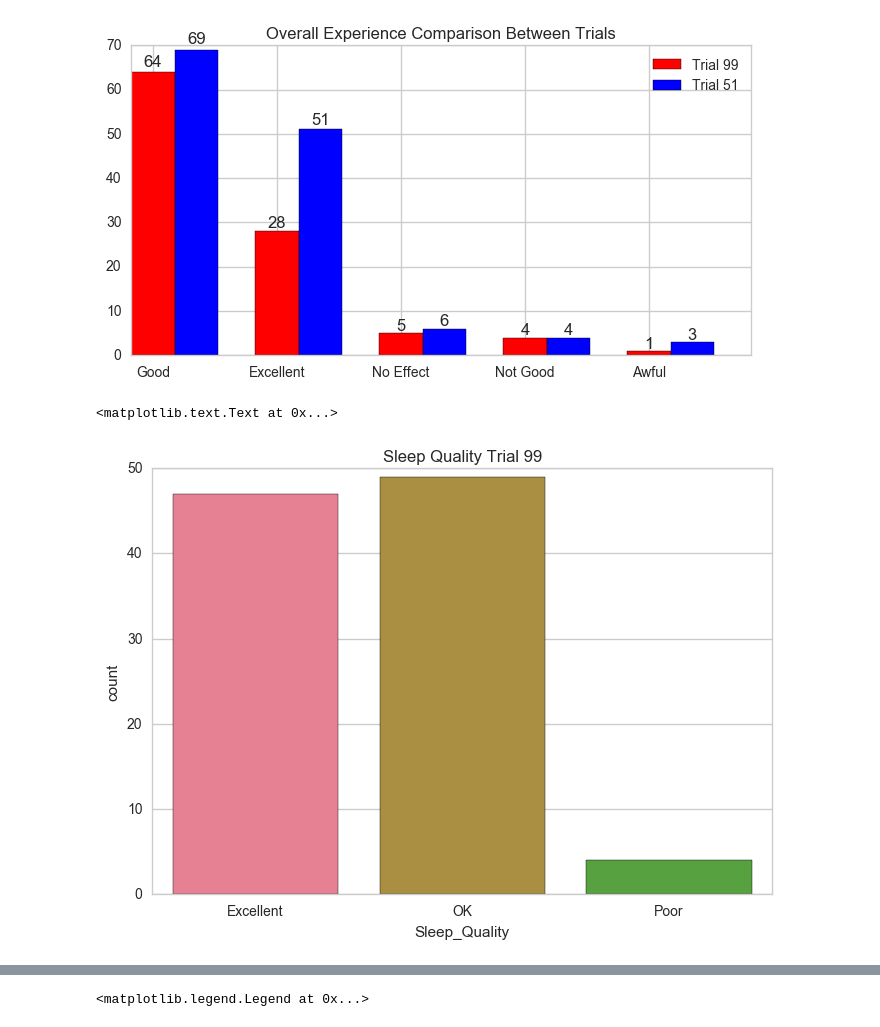
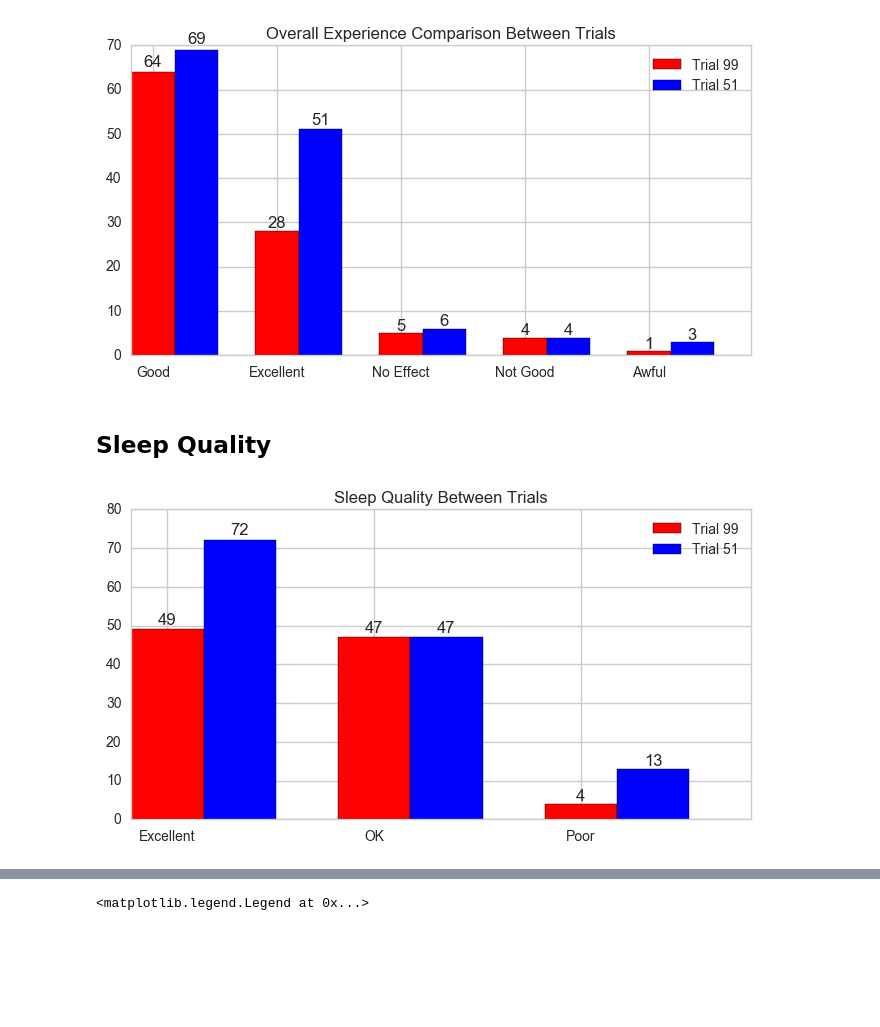
Before and after one commit to s-leung/NootropicProject, a Jupyter notebook: EDA.ipynb, the cells around one changed output, grey strips where cells are left out. Saved outputs shown, nothing was run; the diff lists cells and outputs as text; code cells hidden in the pictures; blank space fills up the shorter version.

```diff
--- a/EDA.ipynb
+++ b/EDA.ipynb
@@ -12,7 +12,7 @@ sns.set_style('whitegrid')
 sns.set_palette('husl')
 # %%
 df_99 = pd.read_csv('Trial_99_Cleaned' )
-df_051 = pd.read_csv('Trial_051_Cleaned')
+df_51 = pd.read_csv('Trial_051_Cleaned')
 # %%
 len(df_99.Last_Name.unique()) #40 unique users
 # %% [output]
@@ -264,13 +264,38 @@ rating = {'Excellent': 'High',
 overall_exp_rank = {'Excellent': 5, 'Good':4, 'No effect': 3, 'Not good':2, 'Awful':1}
 df_99['Overall_Exp_Rating'] = df_99['Overall_Experience'].map(rating)
 # %%
-df_051['Overall_Exp_Rating'] = df_051['Overall_Experience'].map(rating)
+df_51['Overall_Exp_Rating'] = df_51['Overall_Experience'].map(rating)
+# %% [markdown]
+## Sleep Quality
 # %%
 x_order1 = ['Excellent', 'OK', 'Poor']
 x_order2 = ['Improved', 'No effect', 'Less good']
-# %%
-sns.countplot(x="Sleep_Quality",  data=df_99, order= x_order1)
-plt.title('Sleep Quality Trial 99')
-# %% [output]
-<matplotlib.text.Text at 0x...>
-[figure, removed]
+# %%
+N = 3
+ind = np.arange(N)
+width = 0.35
+
+fig, ax = plt.subplots(figsize=(8,4))
+p1 = df_99['Sleep_Quality'].value_counts()
+p2 = df_51['Sleep_Quality'].value_counts()
+
+bar1 = ax.bar(ind, p1, width, color='r')
+
+bar2 = ax.bar(ind + width, p2,width,  color='b')
+
+ax.set_xticks(ind + width /2)
+ax.set_xticklabels(x_order1)
+ax.set_title('Sleep Quality Between Trials')
+ax.legend(('Trial 99', 'Trial 51'))
+
+
+def autolabel(rects):
+    #attach text label aove each bar displaying its height
+    for rect in rects:
+        height = rect.get_height()
+        ax.text(rect.get_x() + rect.get_width() /2., 1.01 * height, '%d' % int(height), ha='center', va='bottom')
+autolabel(bar1)
+autolabel(bar2)
+plt.show()
+# %% [output]
+[figure, added]
```
Also changed, not shown: parts of 23 cells of this notebook, 3 other files.
